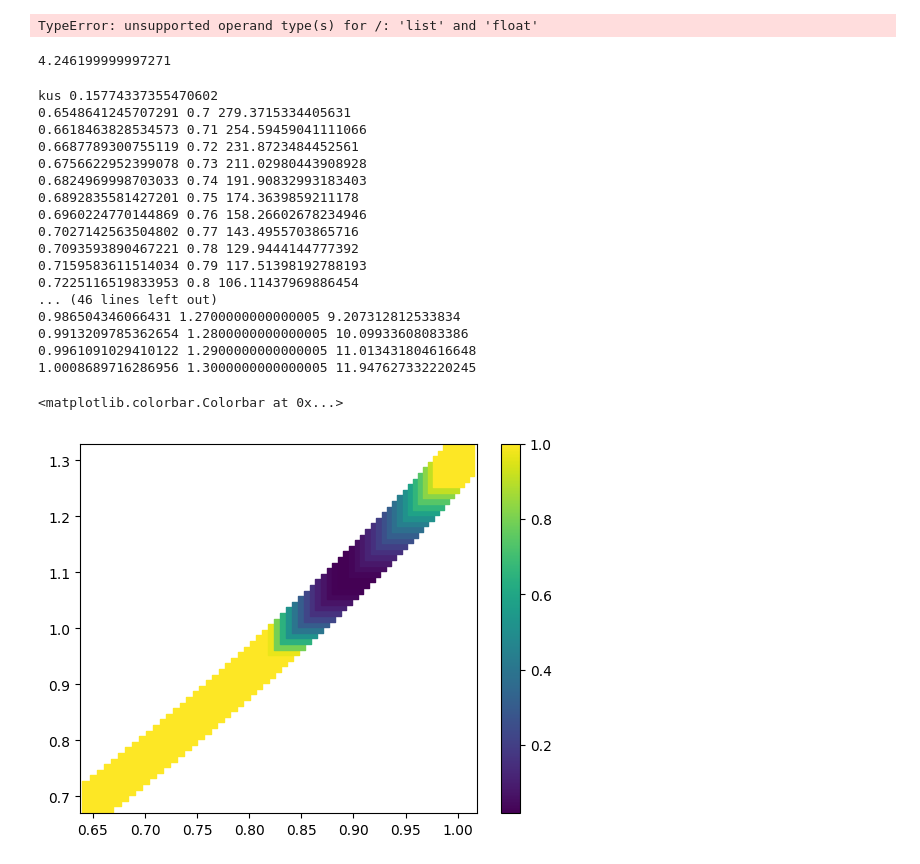
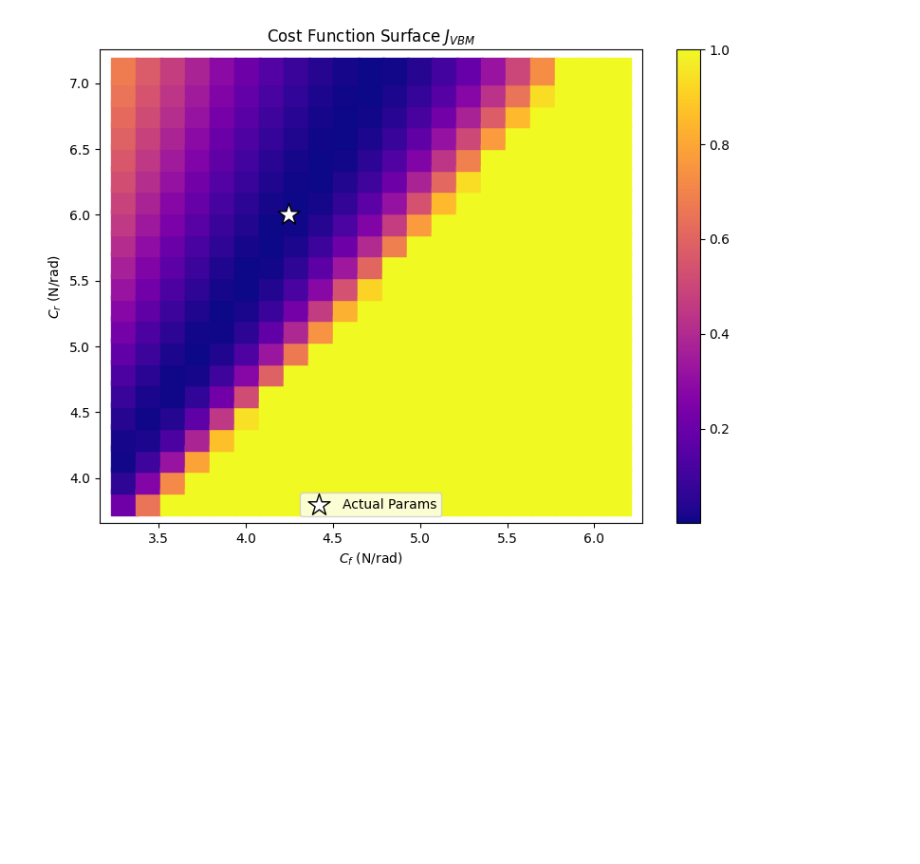
Before and after one commit to SamKhzym/cloud-auto-park, a Jupyter notebook: sim_ws/src/digital_twin/param_estimator/analysis/param_est_doe.ipynb, the cells around one changed output. Cells and saved outputs as stored; diff of their text form; code cells hidden in the pictures; blank space fills up the shorter version.

Commit message:
param est doe ran

```diff
--- a/sim_ws/src/digital_twin/param_estimator/analysis/param_est_doe.ipynb
+++ b/sim_ws/src/digital_twin/param_estimator/analysis/param_est_doe.ipynb
@@ -279,10 +259,8 @@ best params: VehicleBicycleModelParams(cf_Nprad=3.987017190573839, cr_Nprad=3.81
 # %%
-def brute_force_sweep(param_set):
-
-    scalar_options_cf = [0.7, 0.75, 0.8, 0.85, 0.9, 0.95, 1.0, 1.05, 1.1, 1.15, 1.2, 1.25, 1.3]
-    scalar_options_cr = [0.7, 0.75, 0.8, 0.85, 0.9, 0.95, 1.0, 1.05, 1.1, 1.15, 1.2, 1.25, 1.3]
+def brute_force_sweep(param_set, scalar_options_cf, scalar_options_cr):
 
     k_cf_results, k_cr_results, costs = [], [], []
+    all_cost_terms = []
 
     plant = VehiclePlantModel(param_set, major_sample_time_s=sample_time_s, sample_time_s=sample_time_s)
     plant.simulate_over_horizon(rwas_rad, speeds_mps)
@@ -291,6 +269,8 @@ def brute_force_sweep(param_set):
     ys_actual = np.array(plant.poses)[:,1]
     thetas_actual = np.array(plant.poses)[:,2]
     yawrates_actual = np.array(plant.states)[:,1]
+    ays_actual = np.array(plant.ays)
+    vys_dot_actual = np.array(plant.states)[:,0]
 
     for k_cf in scalar_options_cf:
         for k_cr in scalar_options_cr:
@@ -302,22 +282,27 @@ def brute_force_sweep(param_set):
             vbmo.ys_actual = ys_actual
             vbmo.thetas_actual = thetas_actual
             vbmo.yrs_actual = yawrates_actual
-            vbmo.w_path, vbmo.w_final_drift, vbmo.w_theta, vbmo.w_yawrate = 0.00, 0.0, 0.0, 1.0
-            cost = vbmo.simulate_and_get_cost([k_cf, k_cr])
+            vbmo.ays_actual = ays_actual
+            vbmo.vys_dot_actual = vys_dot_actual
+            vbmo.w_path, vbmo.w_final_drift, vbmo.w_theta, vbmo.w_yawrate, vbmo.w_vy_dot = 0.000, 0.0, 0.000, 1.0, 0.0
+            # cost = vbmo.simulate_and_get_cost([k_cf, k_cr])
+            cost, cost_terms = vbmo.simulate_and_get_cost([k_cf, k_cr], return_terms=True)
 
             k_cf_results.append(k_cf)
             k_cr_results.append(k_cr)
             costs.append(cost)
+            all_cost_terms.append(cost_terms)
             print(k_cf, k_cr, cost)
 
     return {
         'k_cfs': k_cf_results,
         'k_crs': k_cr_results,
         'costs': costs,
+        'cost_terms': all_cost_terms,
     }
 # %%
 k_cf_real, k_cr_real = 0.9, 1.1
 
 real_params = VehicleBicycleModelParams(k_cf_real*original_params.cf_Nprad, k_cr_real*original_params.cr_Nprad, original_params.mass_kg, lf, lr, original_params.izz_kgm2)
-sweep_results = brute_force_sweep(real_params)
+sweep_results = brute_force_sweep(real_params, np.arange(0.7, 1.3, 0.03), np.arange(0.7, 1.3, 0.03))
 # %% [output]
@@ -367,9 +326,21 @@ AttributeError: 'BicycleModelOptimizer' object has no attribute 'ays_actual'
 # %%
+
+cost_terms = np.array(sweep_results['cost_terms'])
 costs = np.array(sweep_results['costs'])
-# norm_costs = [min(c / 100.0) for c in list(costs)]
-norm_costs = [min(c / 10000.0, 1.0) for c in costs]
-sc = plt.scatter(sweep_results['k_cfs'], sweep_results['k_crs'], c=norm_costs, s=500, marker='s')
+# print(costs)
+norm_costs = [min(c / np.median(costs), 1.0) for c in list(costs)]
+# new_costs = cost_terms[:,0] * 0.015 + cost_terms[:,1] * 10.0 + cost_terms[:,4] * 2
+# norm_costs = [min(c / np.median(new_costs) , 1.0) for c in new_costs]
+sc = plt.scatter(original_params.cf_Nprad * np.array(sweep_results['k_cfs']), original_params.cr_Nprad * np.array(sweep_results['k_crs']), c=norm_costs, s=401, marker='s', cmap='plasma')
 plt.colorbar(sc)
+plt.scatter([original_params.cf_Nprad*k_cf_real], [original_params.cr_Nprad*k_cr_real], marker='*', c='white', edgecolor='black', s=300, label='Actual Params')
+plt.legend()
+plt.title('Cost Function Surface $J_{VBM}$')
+plt.xlabel('$C_f$ (N/rad)')
+plt.ylabel('$C_r$ (N/rad)')
+plt.gcf().set_size_inches(8, 6)
 # print(costs)
+plt.gcf().set_tight_layout(True)
+plt.savefig('figures/cost_function_surface_zoomed_out.svg')
 # %% [output]
-TypeError: unsupported operand type(s) for /: 'list' and 'float'
+[figure, added]
@@ -422,35 +346,0 @@ def search_along_kus_line(param_set):
-# %%
-get_cf_from_cr_and_kus(6.00182, 0.157743373555, 0.15875, 0.17145, 3.74)
-# %% [output]
-4.246199999997271
-# %%
-k_cf_real, k_cr_real = 0.9, 1.1
-
-real_params = VehicleBicycleModelParams(k_cf_real*original_params.cf_Nprad, k_cr_real*original_params.cr_Nprad, original_params.mass_kg, lf, lr, original_params.izz_kgm2)
-sweep_results = search_along_kus_line(real_params)
-costs = np.array(sweep_results['costs'])
-# norm_costs = [min(c / 100.0) for c in list(costs)]
-norm_costs = [min(c / np.median(costs), 1.0) for c in costs]
-sc = plt.scatter(sweep_results['k_cfs'], sweep_results['k_crs'], c=norm_costs, s=500, marker='s')
-plt.colorbar(sc)
-# print(costs)
-# %% [output]
-kus 0.15774337355470602
-0.6548641245707291 0.7 279.3715334405631
-0.6618463828534573 0.71 254.59459041111066
-0.6687789300755119 0.72 231.8723484452561
-0.6756622952399078 0.73 211.02980443908928
-0.6824969998703033 0.74 191.90832993183403
-0.6892835581427201 0.75 174.3639859211178
-0.6960224770144869 0.76 158.26602678234946
-0.7027142563504802 0.77 143.4955703865716
-0.7093593890467221 0.78 129.9444144777392
-0.7159583611514034 0.79 117.51398192788193
-0.7225116519833953 0.8 106.11437969886454
-... (46 lines left out)
-0.986504346066431 1.2700000000000005 9.207312812533834
-0.9913209785362654 1.2800000000000005 10.09933608083386
-0.9961091029410122 1.2900000000000005 11.013431804616648
-1.0008689716286956 1.3000000000000005 11.947627332220245
-<matplotlib.colorbar.Colorbar at 0x...>
-[figure, removed]
```
Also changed, not shown: parts of 23 cells of this notebook, 2 other files.
